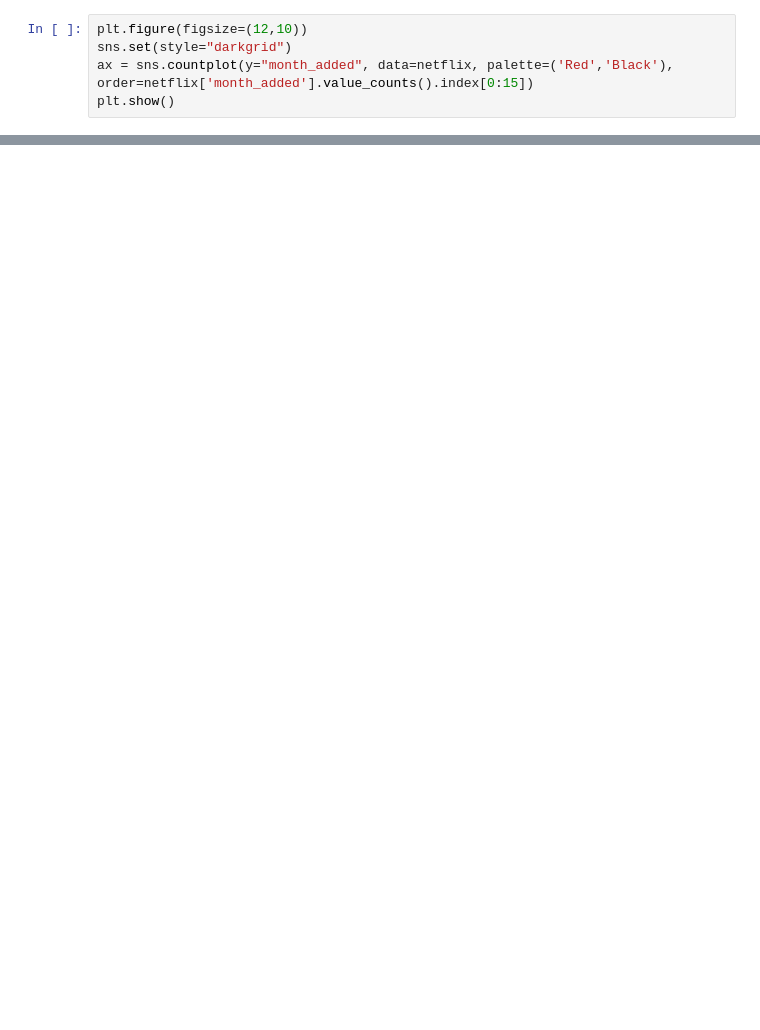
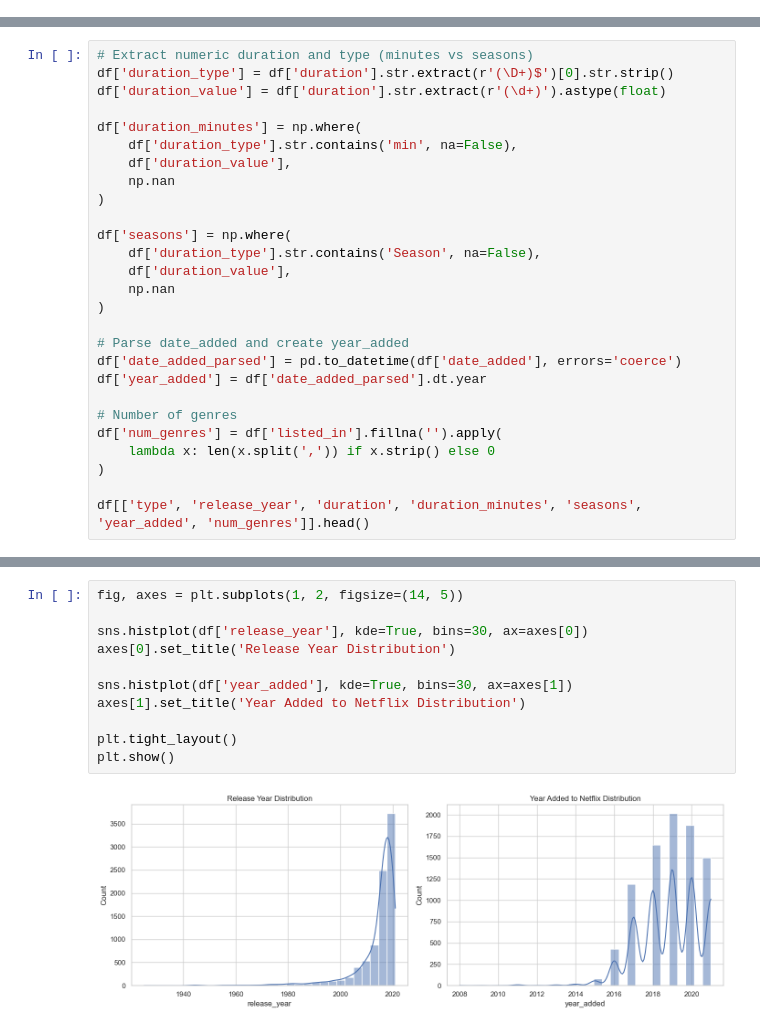
Before and after one commit to abammidi/datascience_projects, a Jupyter notebook: 02-netflix-popularity-eda/netflix_popularity_eda.ipynb, the cells around one changed output, grey strips where cells are left out. Saved outputs shown, nothing was run; the diff lists cells and outputs as text; blank space fills up the shorter version.

```diff
--- a/02-netflix-popularity-eda/netflix_popularity_eda.ipynb
+++ b/02-netflix-popularity-eda/netflix_popularity_eda.ipynb
@@ -248,5 +0,0 @@ So, 2019 was the year when most of the movies were added on Netflix.
-# %%
-plt.figure(figsize=(12,10))
-sns.set(style="darkgrid")
-ax = sns.countplot(y="month_added", data=netflix, palette=('Red','Black'), order=netflix['month_added'].value_counts().index[0:15])
-plt.show()
@@ -560,0 +41,27 @@ There are many different genre available on Netflix to attract wide range of sub
+# %%
+# Extract numeric duration and type (minutes vs seasons)
+df['duration_type'] = df['duration'].str.extract(r'(\D+)$')[0].str.strip()
+df['duration_value'] = df['duration'].str.extract(r'(\d+)').astype(float)
+
+df['duration_minutes'] = np.where(
+    df['duration_type'].str.contains('min', na=False),
+    df['duration_value'],
+    np.nan
+)
+
+df['seasons'] = np.where(
+    df['duration_type'].str.contains('Season', na=False),
+    df['duration_value'],
+    np.nan
+)
+
+# Parse date_added and create year_added
+df['date_added_parsed'] = pd.to_datetime(df['date_added'], errors='coerce')
+df['year_added'] = df['date_added_parsed'].dt.year
+
+# Number of genres
+df['num_genres'] = df['listed_in'].fillna('').apply(
+    lambda x: len(x.split(',')) if x.strip() else 0
+)
+
+df[['type', 'release_year', 'duration', 'duration_minutes', 'seasons', 'year_added', 'num_genres']].head()
@@ -560,0 +115,13 @@ There are many different genre available on Netflix to attract wide range of sub
+# %%
+fig, axes = plt.subplots(1, 2, figsize=(14, 5))
+
+sns.histplot(df['release_year'], kde=True, bins=30, ax=axes[0])
+axes[0].set_title('Release Year Distribution')
+
+sns.histplot(df['year_added'], kde=True, bins=30, ax=axes[1])
+axes[1].set_title('Year Added to Netflix Distribution')
+
+plt.tight_layout()
+plt.show()
+# %% [output]
+[figure, added]
```
Also changed, not shown: parts of 105 cells of this notebook, 1 other file.
